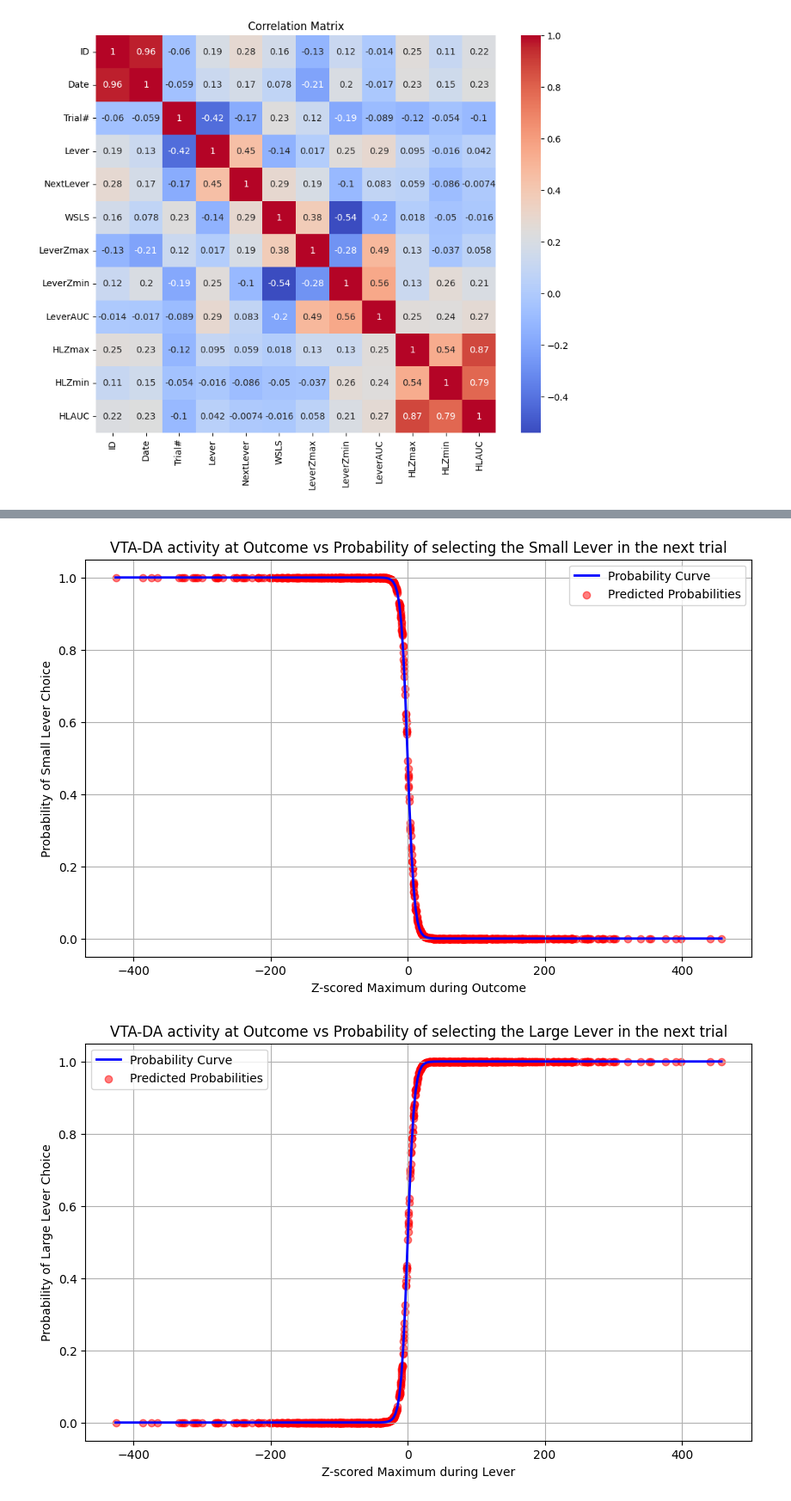
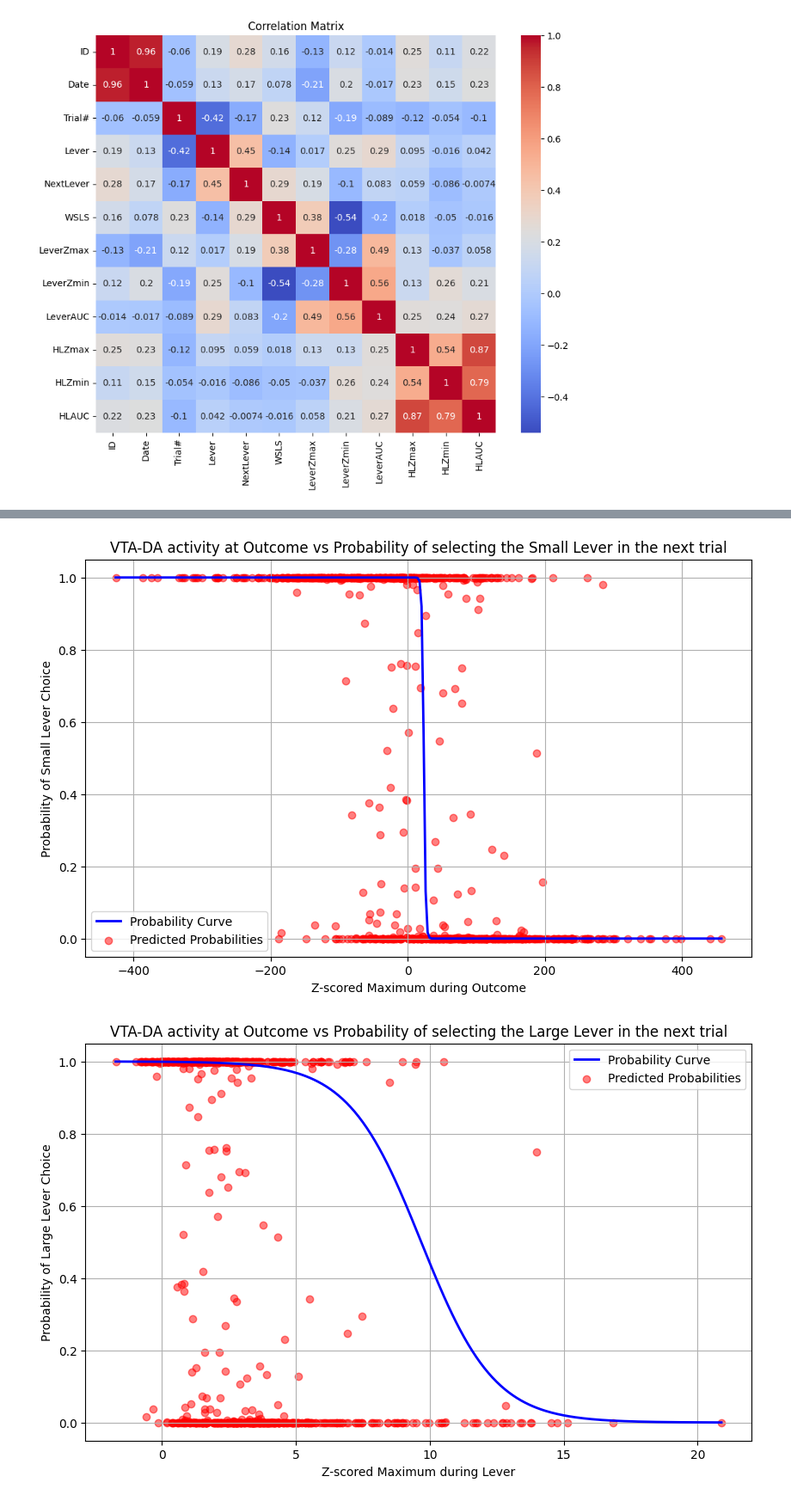
Before and after one commit to wonnpyon/ML-For-Beginners, a Jupyter notebook: Photometry/06MNlogitReg.ipynb, the cells around one changed output, grey strips where cells are left out. Shown at 86% size. Cells and saved outputs as stored; diff of their text form; code cells hidden in the pictures.

```diff
--- a/Photometry/06MNlogitReg.ipynb
+++ b/Photometry/06MNlogitReg.ipynb
@@ -40,0 +16,10 @@ df.tail
+# %%
+removeOmits['NextLever'] = removeOmits['NextLever'].replace(1, 0)
+removeOmits['NextLever'] = removeOmits['NextLever'].replace(3, 1)
+removeOmits['NextLever'] = removeOmits['NextLever'].replace(2, 1)
+
+ex29 = removeOmits[removeOmits['ID'] != 29]
+
+df = ex29[(ex29['Trial#'] > 20) & ~(ex29['Trial#'].isin([40, 60]))]
+
+df.head
@@ -57,7 +75,7 @@ from sklearn.model_selection import train_test_split
 # %%
 # Example dataset
 # Replace this with your actual dataset
-feature_names = ['LeverAUC']  # Assuming X is a DataFrame
+feature_names = ['LeverZmax','LeverZmin','LeverAUC','HLZmax','HLZmin','HLAUC']  # Assuming X is a DataFrame
 
 X = df[feature_names]  # Predictor variables
 y = df['NextLever']  # Target variable with three categories
@@ -78,7 +96,7 @@ X_train_res, y_train_res = sm.fit_resample(X_train_scaled, y_train)
 # Create a multinomial logistic regression model
 # 'multinomial' specifies that the target variable has more than two classes
 # 'lbfgs' is an optimization algorithm suitable for multinomial logistic regression
-model = LogisticRegression(multi_class='multinomial', solver='lbfgs',class_weight='balanced',max_iter=1000)
+model = LogisticRegression(solver='lbfgs',class_weight='balanced',max_iter=1000)
 
 # Fit the model on the training data
 model.fit(X_train_res, y_train_res)
@@ -202,37 +238,37 @@ plt.legend()
 plt.grid(True)
 plt.show()
 # %% [output]
-[figure, old version]
+[figure, new version]
 # %%
 
 # Calculate the mean of other features in your dataset
-X_mean = df_filtered.drop('LeverAUC', axis=1).mean()
+X_mean = df_filtered.drop('LeverZmax', axis=1).mean()
 
 # Generate a range of values for LeverZmax
-lever_zmax_range = np.linspace(df_filtered['LeverAUC'].min(), df_filtered['LeverAUC'].max(), 300)
+lever_zmax_range = np.linspace(df_filtered['LeverZmax'].min(), df_filtered['LeverZmax'].max(), 300)
 X_pred = np.repeat(X_mean.values.reshape(1, -1), len(lever_zmax_range), axis=0)
 X_pred = np.insert(X_pred, 0, lever_zmax_range, axis=1)  # Insert LeverZmax values
 
 # Calculate the predicted probability of NextLever=1 for the curve
-prob_next_lever_1_curve = model.predict_proba(X_pred)[:, 1]
+prob_next_lever_1_curve = model.predict_proba(X_pred)[:, 0]
 
 # Calculate the predicted probability of NextLever=1 for each data point
 X_data_points = df_filtered.copy()
-X_data_points['LeverAUC'] = X_data_points['LeverAUC'].astype(float)
-prob_next_lever_1_points = model.predict_proba(X_data_points)[:, 1]
+X_data_points['LeverZmax'] = X_data_points['LeverZmax'].astype(float)
+prob_next_lever_1_points = model.predict_proba(X_data_points)[:, 0]
 
 # Plotting the probability curve
 plt.figure(figsize=(10, 6))
 plt.plot(lever_zmax_range, prob_next_lever_1_curve, color='blue', label='Probability Curve', linewidth=2)
 
 # Plotting the individual data points with their predicted probabilities
-plt.scatter(df_filtered['LeverAUC'], prob_next_lever_1_points, color='red', label='Predicted Probabilities', alpha=0.5)
+plt.scatter(df_filtered['LeverZmax'], prob_next_lever_1_points, color='red', label='Predicted Probabilities', alpha=0.5)
 
 plt.title('VTA-DA activity at Outcome vs Probability of selecting the Large Lever in the next trial')
 plt.xlabel('Z-scored Maximum during Lever')
 plt.ylabel('Probability of Large Lever Choice')
 plt.legend()
 plt.grid(True)
 plt.show()
 # %% [output]
-[figure, old version]
+[figure, new version]
```
Also changed, not shown: parts of 11 cells of this notebook.
